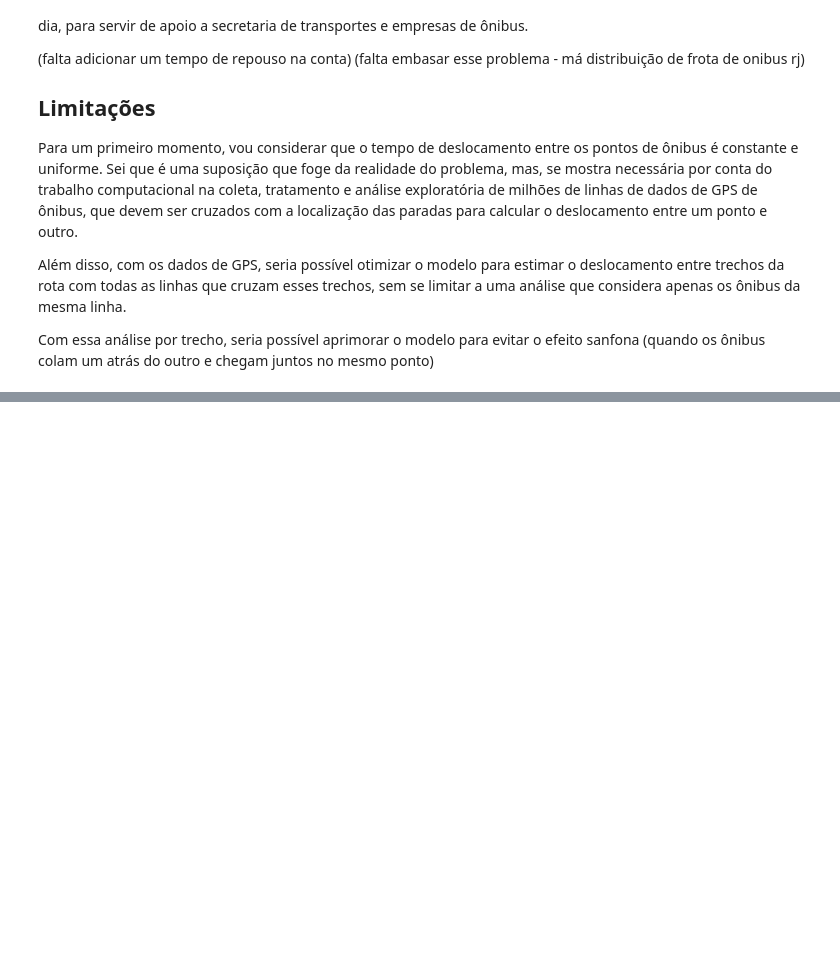
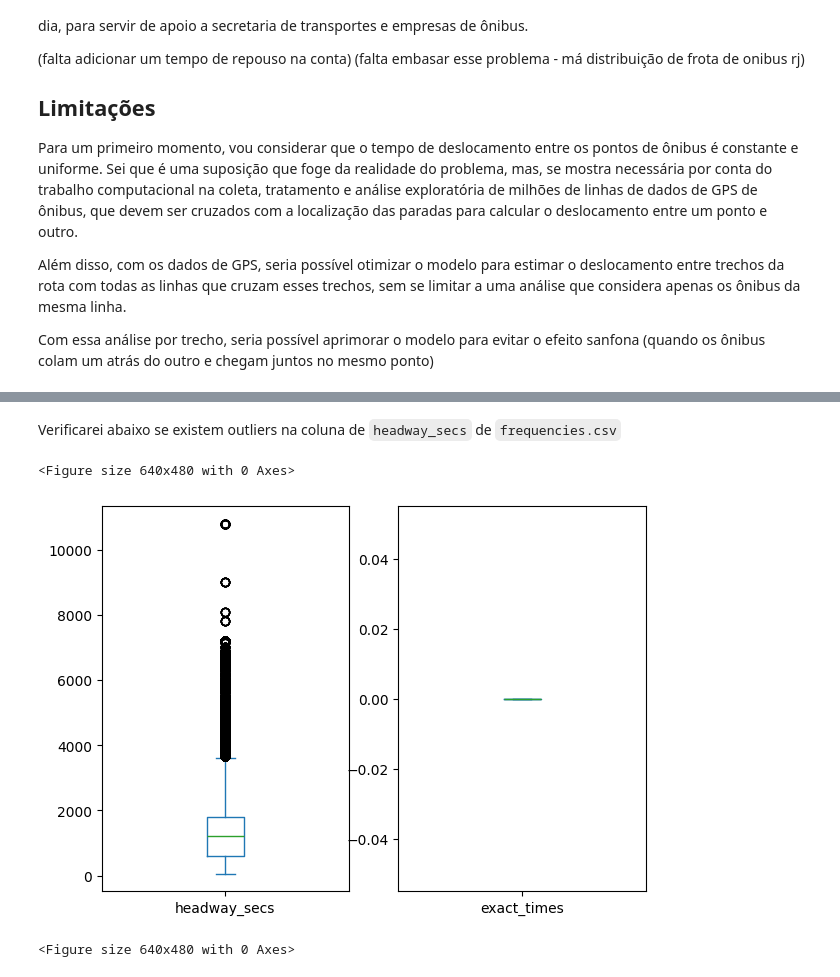
Before and after one commit to luizpcsilva/PS-2026.1-Grupo-L, a Jupyter notebook: PS_2026_Grupo_L.ipynb, the cells around one changed output, grey strips where cells are left out. Saved outputs shown, nothing was run; the diff lists cells and outputs as text; code cells hidden in the pictures; blank space fills up the shorter version.

Commit message:
Conversão de valores string para tipos computaveis

```diff
--- a/PS_2026_Grupo_L.ipynb
+++ b/PS_2026_Grupo_L.ipynb
@@ -293,0 +449,16 @@ Com essa análise por trecho, seria possível aprimorar o modelo para evitar o e
+# %% [markdown]
+Verificarei abaixo se existem outliers na coluna de `headway_secs` de `frequencies.csv`
+# %%
+#necessário converter o headway de string para int primeiro
+df = pd.read_csv("/content/drive/MyDrive/DadosAnalyticaPS2026-GrupoL/dados brutos/gtfs-20260430T211243Z-3-001/gtfs/frequencies.csv")
+df_freq_limpo = df
+df_freq_limpo['headway_secs'] = df['headway_secs'].astype(int)
+caminho_freq_limpo = "/content/drive/MyDrive/DadosAnalyticaPS2026-GrupoL/dados tratados/freq_limpo.csv"
+df_freq_limpo.to_csv(caminho_freq_limpo, index=False)
+
+df.plot(kind='box', figsize=(30, 5), subplots=True, layout=(1, 8))
+plt.figure()
+# %% [output]
+<Figure size 640x480 with 0 Axes>
+[figure, added]
+<Figure size 640x480 with 0 Axes>
```
Also changed, not shown: parts of 11 cells of this notebook.
